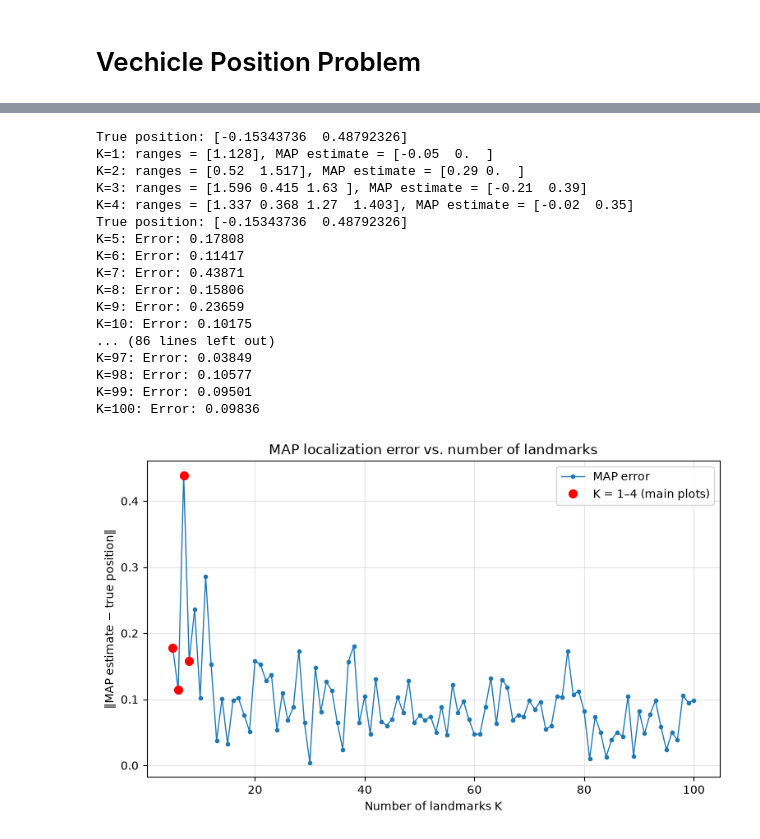
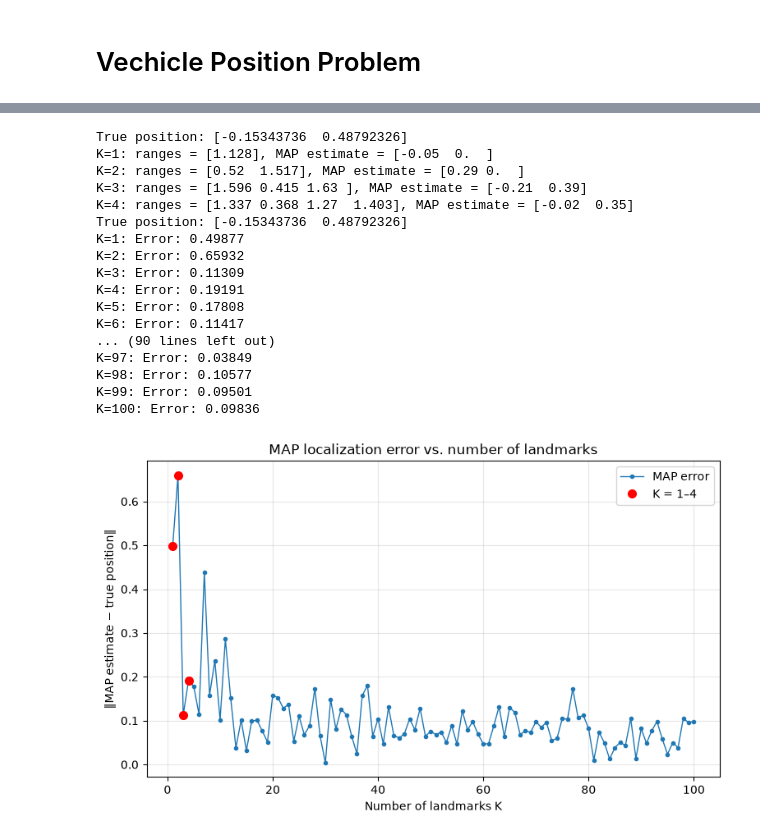
Before and after one commit to RonanEngel/EC5564_Assignments, a Jupyter notebook: Assignment_2/q3.ipynb, the cells around one changed output, grey strips where cells are left out. Cells and saved outputs as stored; diff of their text form; code cells hidden in the pictures.

```diff
--- a/Assignment_2/q3.ipynb
+++ b/Assignment_2/q3.ipynb
@@ -101,37 +101,37 @@ for K in range(5, 101):
 #Extra iterations check
 
 print("True position:", true_pos)
 for K, (L, r, J, map_est) in results.items():
     print(f"K={K}: Error: {round(np.linalg.norm(map_est - true_pos), 5)}")
 
     Ks = np.array(list(results.keys()))
 errors = np.array([np.linalg.norm(results[K][3] - true_pos) for K in Ks])
 
 plt.figure(figsize=(9, 5))
 plt.plot(Ks, errors, 'o-', ms=3, lw=1, label="MAP error")
-plt.plot(Ks[:4], errors[:4], 'ro', ms=7, label="K = 1–4 (main plots)")
+plt.plot(Ks[:4], errors[:4], 'ro', ms=7, label="K = 1–4")
 plt.xlabel("Number of landmarks K")
 plt.ylabel("‖MAP estimate − true position‖")
 plt.title("MAP localization error vs. number of landmarks")
 plt.grid(alpha=0.3); plt.legend()
 plt.show()
 # %% [output]
 [figure]
 True position: [-0.15343736  0.48792326]
 K=1: ranges = [1.128], MAP estimate = [-0.05  0.  ]
 K=2: ranges = [0.52  1.517], MAP estimate = [0.29 0.  ]
 K=3: ranges = [1.596 0.415 1.63 ], MAP estimate = [-0.21  0.39]
 K=4: ranges = [1.337 0.368 1.27  1.403], MAP estimate = [-0.02  0.35]
 True position: [-0.15343736  0.48792326]
+K=1: Error: 0.49877
+K=2: Error: 0.65932
+K=3: Error: 0.11309
+K=4: Error: 0.19191
 K=5: Error: 0.17808
 K=6: Error: 0.11417
-K=7: Error: 0.43871
-K=8: Error: 0.15806
-K=9: Error: 0.23659
-K=10: Error: 0.10175
-... (86 lines left out)
+... (90 lines left out)
 K=97: Error: 0.03849
 K=98: Error: 0.10577
 K=99: Error: 0.09501
 K=100: Error: 0.09836
-[figure, old version]
+[figure, new version]
```
Also changed, not shown: 3 other files.
